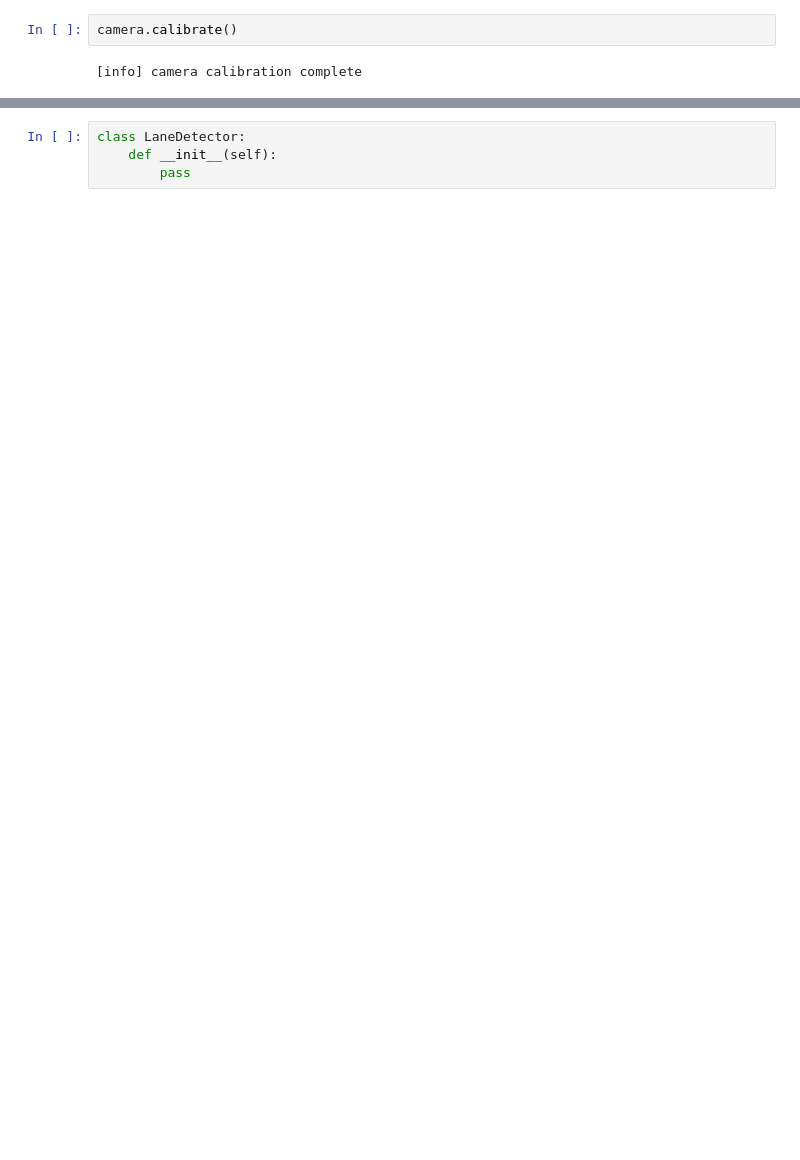
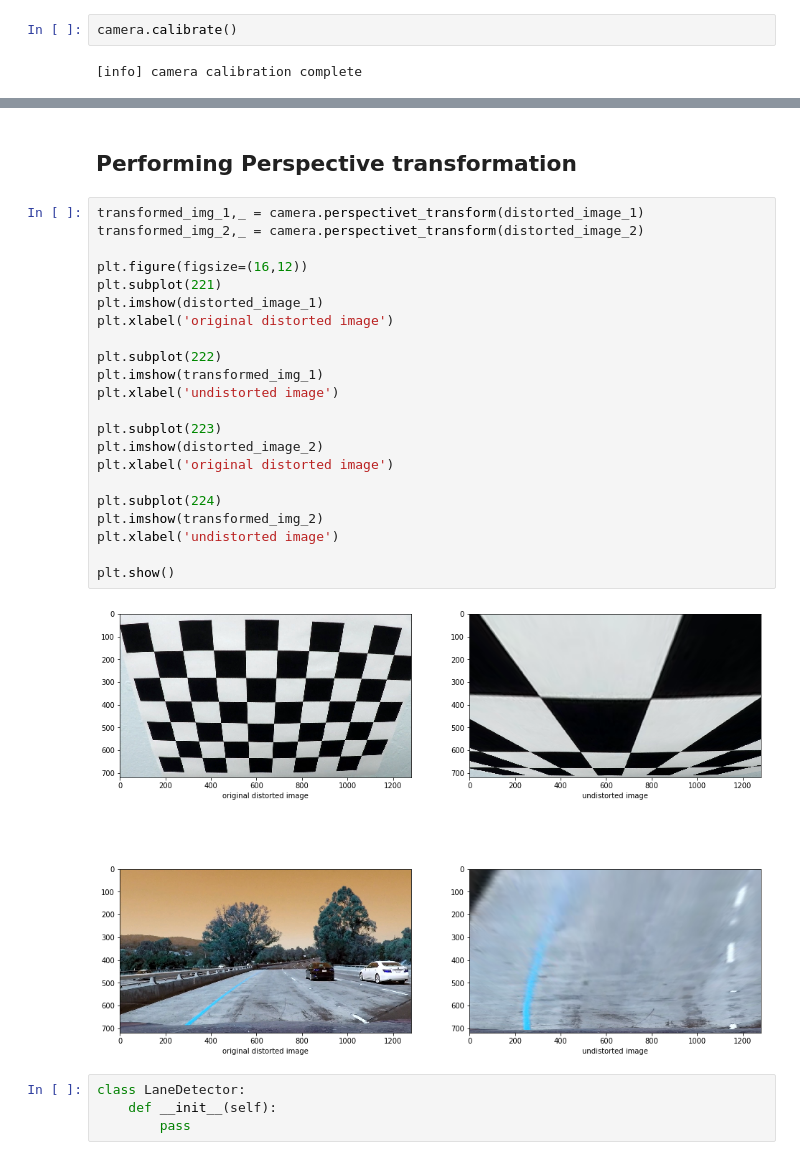
Before and after one commit to AmeyaWagh/CarND_Advanced_Lane_Lines, a Jupyter notebook: Advanced_Lane_Lines.ipynb, the cells around one changed output, grey strips where cells are left out. Cells and saved outputs as stored; diff of their text form; blank space fills up the shorter version.

Commit message:
perspective transform done

```diff
--- a/Advanced_Lane_Lines.ipynb
+++ b/Advanced_Lane_Lines.ipynb
@@ -78,3 +115,29 @@ plt.show()
+# %% [markdown]
+## Performing Perspective transformation
+# %%
+transformed_img_1,_ = camera.perspectivet_transform(distorted_image_1)
+transformed_img_2,_ = camera.perspectivet_transform(distorted_image_2)
+
+plt.figure(figsize=(16,12))
+plt.subplot(221)
+plt.imshow(distorted_image_1)
+plt.xlabel('original distorted image')
+
+plt.subplot(222)
+plt.imshow(transformed_img_1)
+plt.xlabel('undistorted image')
+
+plt.subplot(223)
+plt.imshow(distorted_image_2)
+plt.xlabel('original distorted image')
+
+plt.subplot(224)
+plt.imshow(transformed_img_2)
+plt.xlabel('undistorted image')
+
+plt.show()
+# %% [output]
+[figure, added]
 # %%
 class LaneDetector:
     def __init__(self):
```
Also changed, not shown: parts of 8 cells of this notebook.
